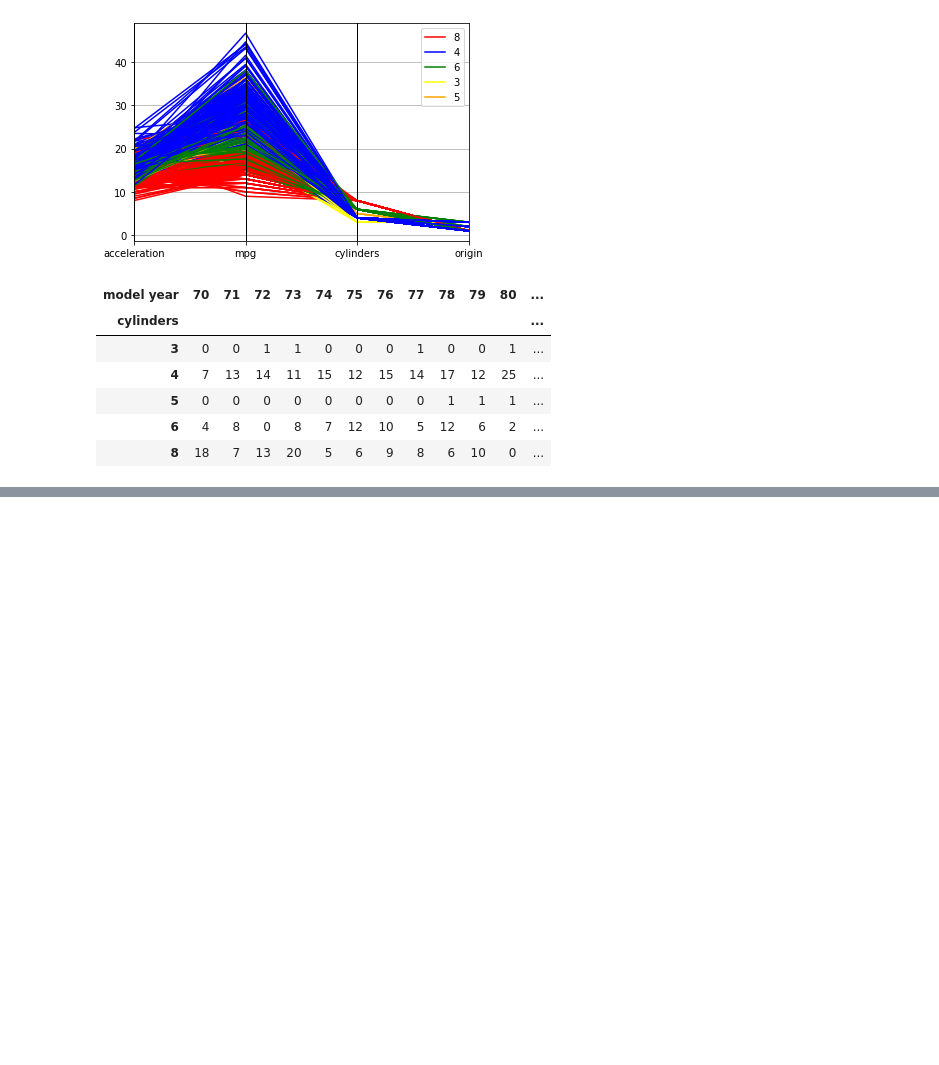
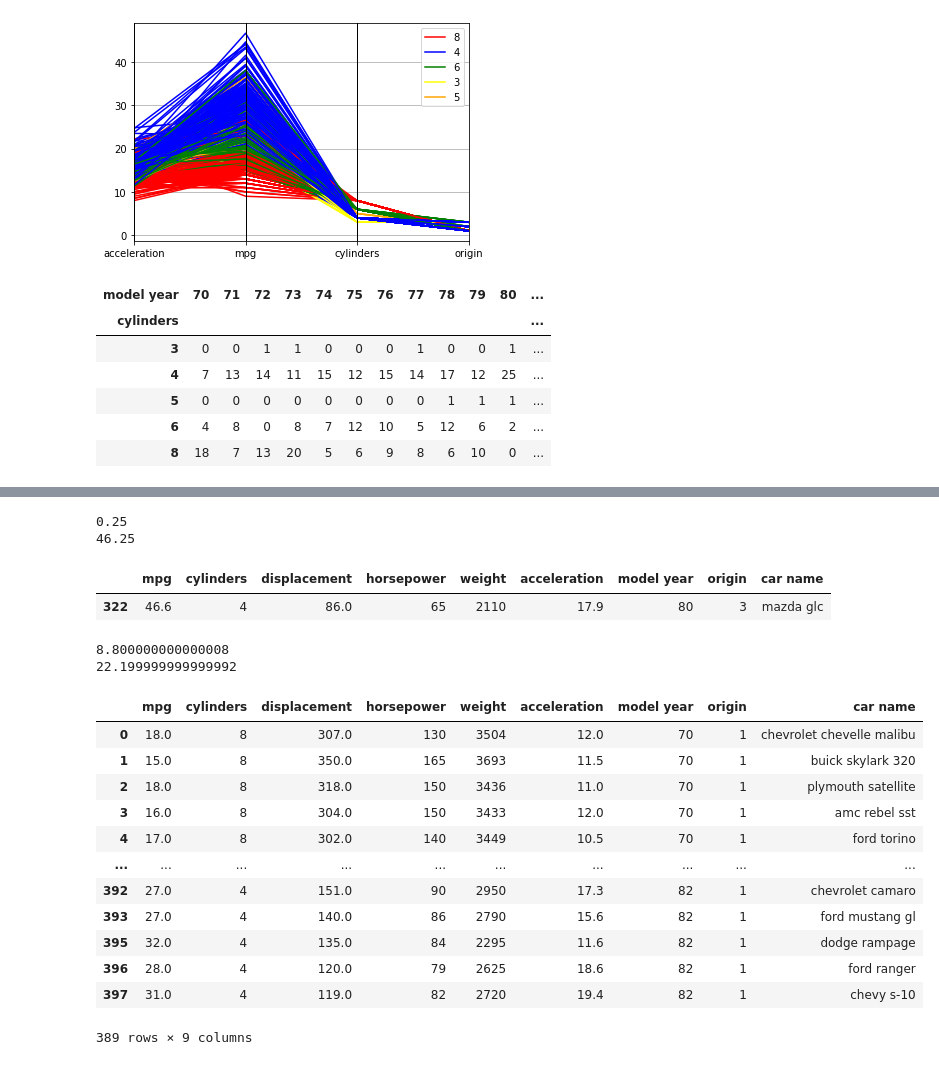
Before and after one commit to Jiya0805/Python2, a Jupyter notebook: Python/Unit 1.ipynb, the cells around one changed output, grey strips where cells are left out. Cells and saved outputs as stored; diff of their text form; code cells hidden in the pictures; blank space fills up the shorter version.

```diff
--- a/Python/Unit 1.ipynb
+++ b/Python/Unit 1.ipynb
@@ -840,0 +1162,16 @@ pd.crosstab(dataset['cylinders'],dataset['model year'],rownames=['cylinders'],co
+# %%
+import pandas as pd
+import numpy as np
+ds = pd.read_csv("auto-mpg.csv")
+
+def find_outliers(ds,col):
+    quart1 = ds[col].quantile(0.25)
+    quart3 = ds[col].quantile(0.75)
+    IQR = quart3 - quart1
+    low_val = quart1 - 1.5*IQR
+    high_val = quart3 + 1.5*IQR
+    print(low_val)
+    print(high_val)
+    ds = ds.loc[(ds[col]<low_val)|(ds[col]>high_val)]
+    return ds
+find_outliers(ds,'acceleration')
@@ -840,0 +1191,35 @@ pd.crosstab(dataset['cylinders'],dataset['model year'],rownames=['cylinders'],co
+# %%
+find_outliers(ds,'mpg')
+# %% [output]
+0.25
+46.25
+|  | mpg | cylinders | displacement | horsepower | weight | acceleration | model year | origin | car name |
+| 322 | 46.6 | 4 | 86.0 | 65 | 2110 | 17.9 | 80 | 3 | mazda glc |
+# %%
+def remove_outliers(ds,col):
+    quart1 = ds[col].quantile(0.25)
+    quart3 = ds[col].quantile(0.75)
+    IQR = quart3 - quart1
+    low_val = quart1 - 1.5*IQR
+    high_val = quart3 + 1.5*IQR
+    print(low_val)
+    print(high_val)
+    ds = ds.loc[(ds[col]>=low_val) & (ds[col]<=high_val)]
+    return ds
+remove_outliers(ds,'acceleration')
+# %% [output]
+8.800000000000008
+22.199999999999992
+|  | mpg | cylinders | displacement | horsepower | weight | acceleration | model year | origin | car name |
+| 0 | 18.0 | 8 | 307.0 | 130 | 3504 | 12.0 | 70 | 1 | chevrolet chevelle malibu |
+| 1 | 15.0 | 8 | 350.0 | 165 | 3693 | 11.5 | 70 | 1 | buick skylark 320 |
+| 2 | 18.0 | 8 | 318.0 | 150 | 3436 | 11.0 | 70 | 1 | plymouth satellite |
+| 3 | 16.0 | 8 | 304.0 | 150 | 3433 | 12.0 | 70 | 1 | amc rebel sst |
+| 4 | 17.0 | 8 | 302.0 | 140 | 3449 | 10.5 | 70 | 1 | ford torino |
+| ... | ... | ... | ... | ... | ... | ... | ... | ... | ... |
+| 392 | 27.0 | 4 | 151.0 | 90 | 2950 | 17.3 | 82 | 1 | chevrolet camaro |
+| 393 | 27.0 | 4 | 140.0 | 86 | 2790 | 15.6 | 82 | 1 | ford mustang gl |
+| 395 | 32.0 | 4 | 135.0 | 84 | 2295 | 11.6 | 82 | 1 | dodge rampage |
+| 396 | 28.0 | 4 | 120.0 | 79 | 2625 | 18.6 | 82 | 1 | ford ranger |
+| 397 | 31.0 | 4 | 119.0 | 82 | 2720 | 19.4 | 82 | 1 | chevy s-10 |
+389 rows × 9 columns
```
Also changed, not shown: parts of 12 cells of this notebook.
